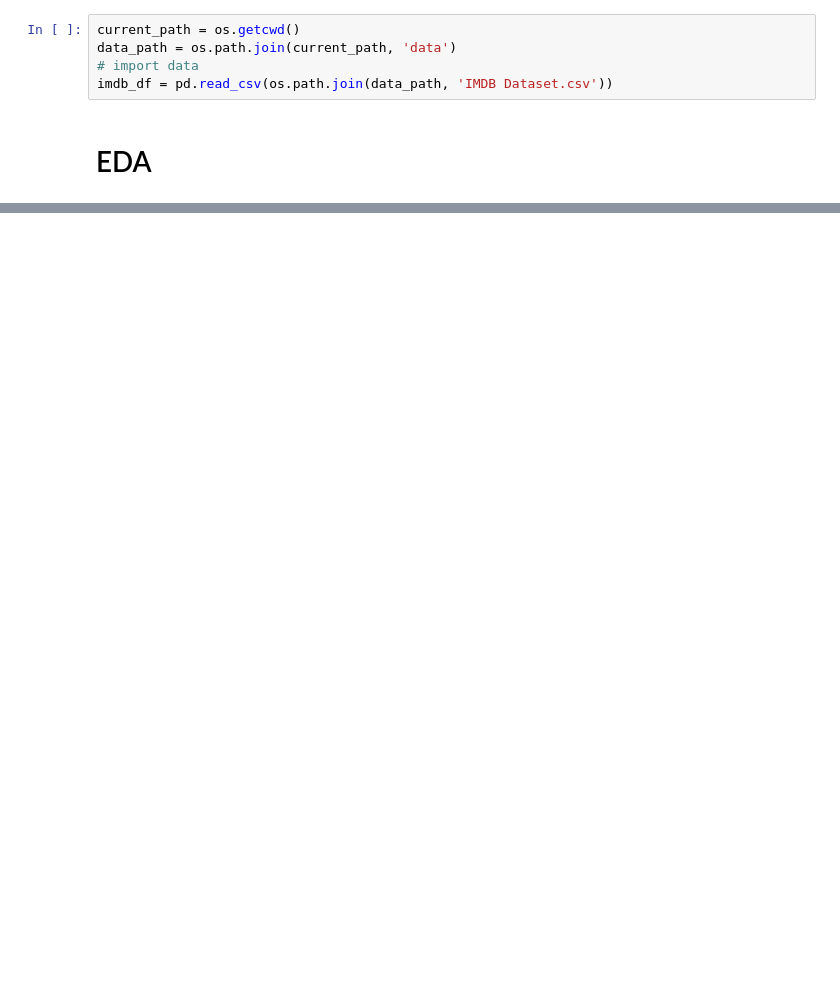
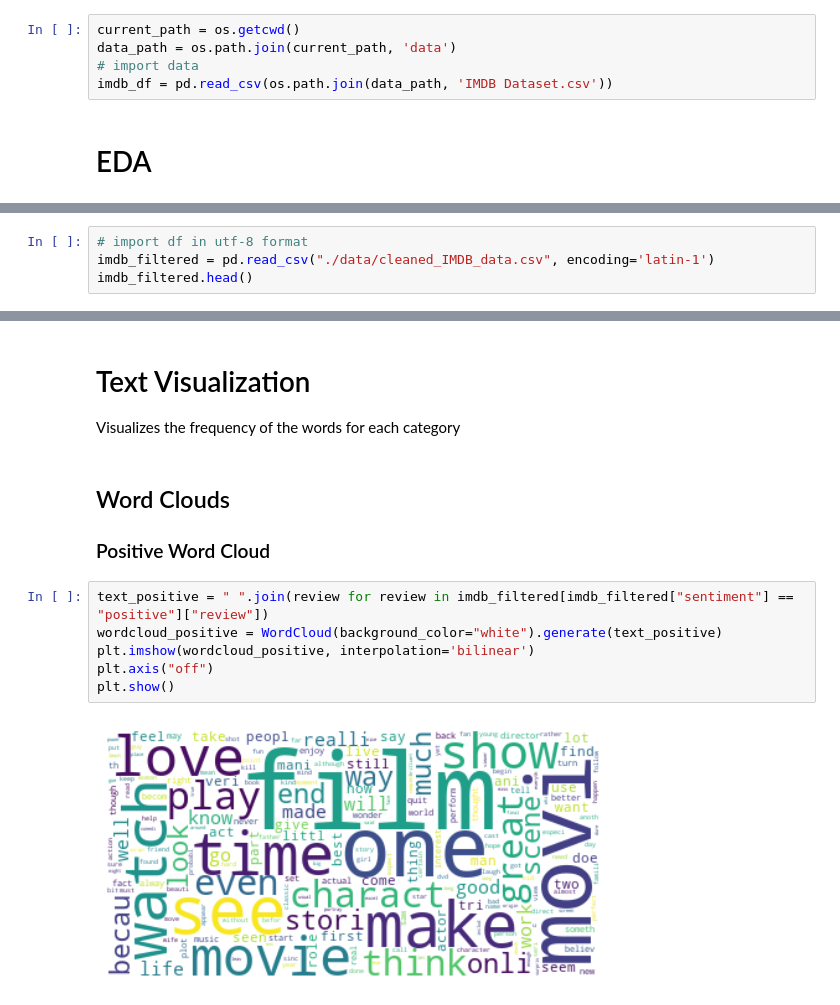
Before and after one commit to RileyLeo/IMDB-Movie-Reviews-Sentimental-Analysis, a Jupyter notebook: notebook.ipynb, the cells around one changed output, grey strips where cells are left out. Saved outputs shown, nothing was run; the diff lists cells and outputs as text; blank space fills up the shorter version.

```diff
--- a/notebook.ipynb
+++ b/notebook.ipynb
@@ -36,0 +470,4 @@ imdb_df
+# %%
+# import df in utf-8 format
+imdb_filtered = pd.read_csv("./data/cleaned_IMDB_data.csv", encoding='latin-1')
+imdb_filtered.head()
@@ -36,0 +481,14 @@ imdb_df
+# %% [markdown]
+# Text Visualization
+Visualizes the frequency of the words for each category
+# %% [markdown]
+## Word Clouds
+### Positive Word Cloud
+# %%
+text_positive = " ".join(review for review in imdb_filtered[imdb_filtered["sentiment"] == "positive"]["review"])
+wordcloud_positive = WordCloud(background_color="white").generate(text_positive)
+plt.imshow(wordcloud_positive, interpolation='bilinear')
+plt.axis("off")
+plt.show()
+# %% [output]
+[figure, added]
```
Also changed, not shown: parts of 34 cells of this notebook, 2 other files.
